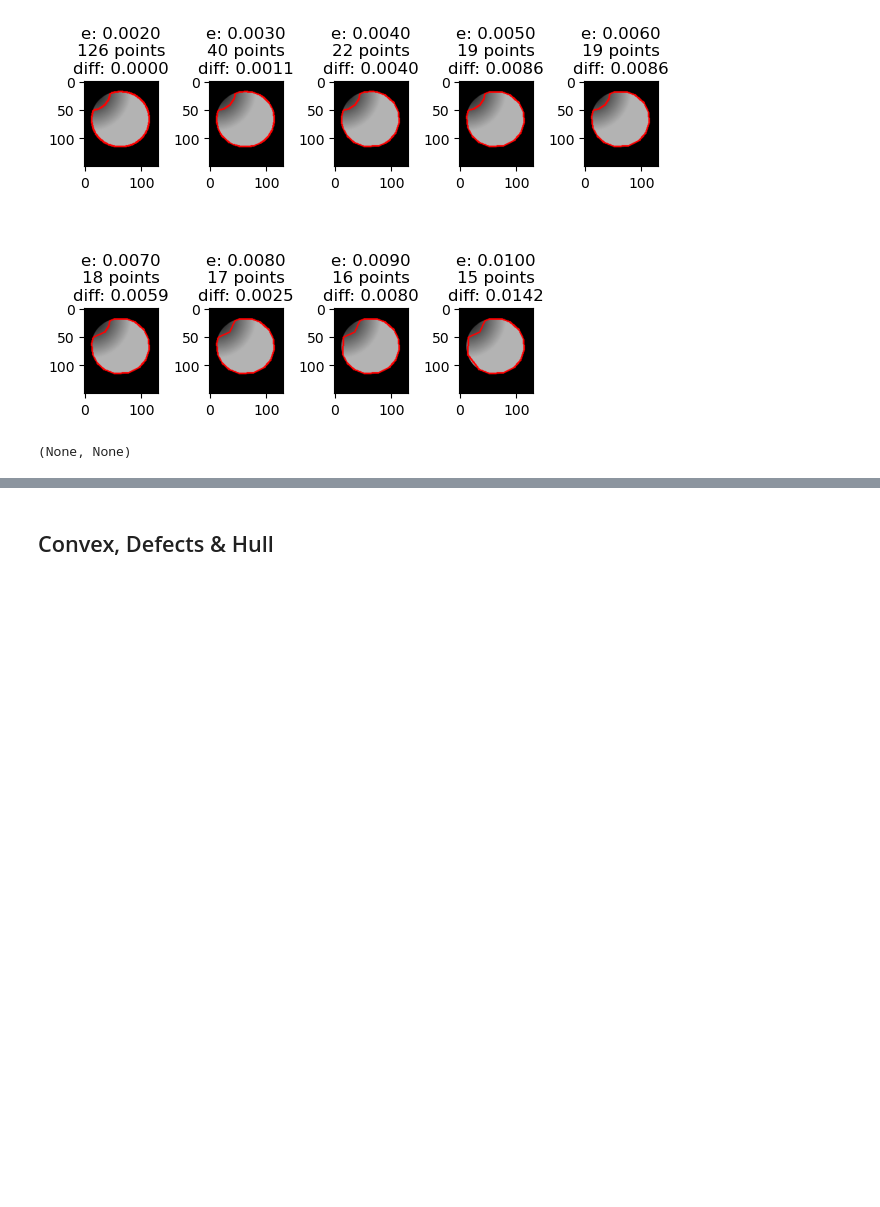
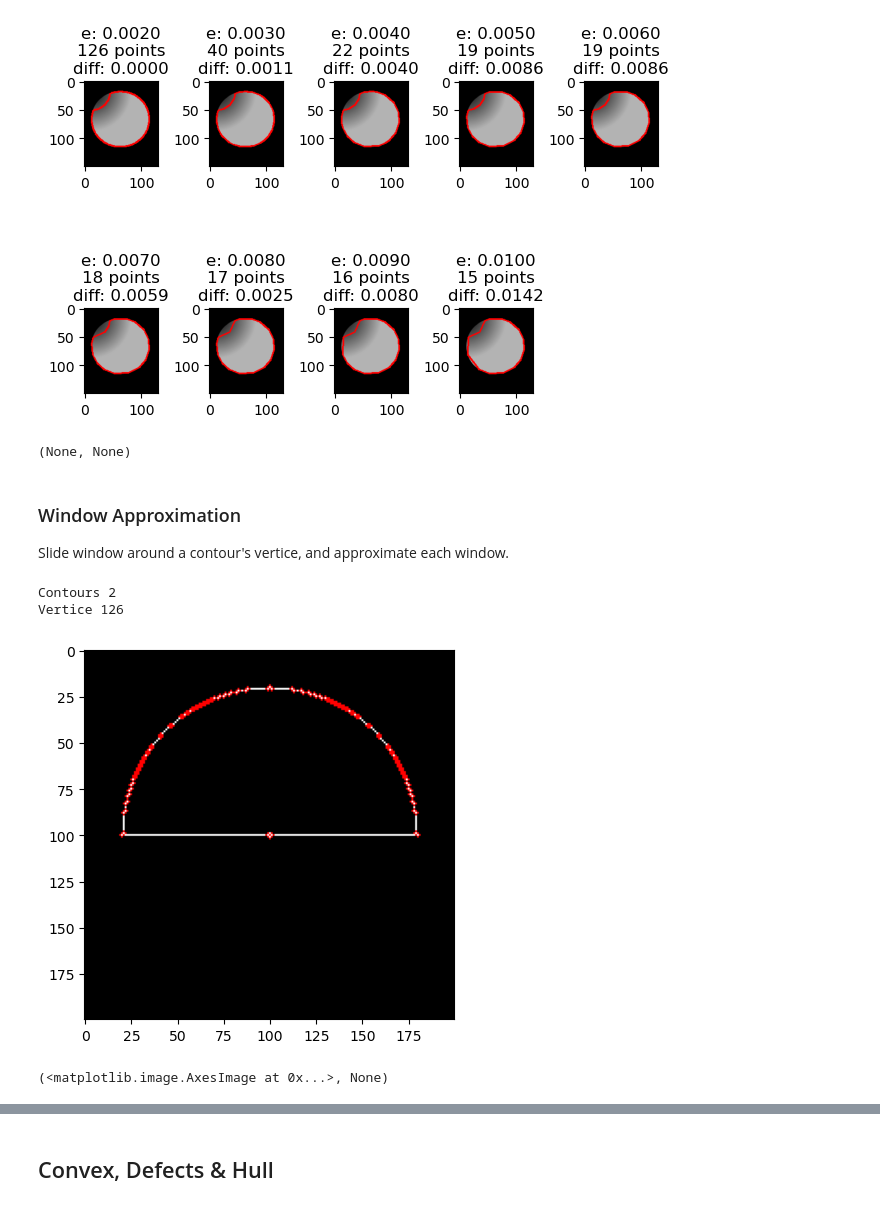
Before and after one commit to rapee9999/LearnCV, a Jupyter notebook: contours.ipynb, the cells around one changed output, grey strips where cells are left out. Saved outputs shown, nothing was run; the diff lists cells and outputs as text; code cells hidden in the pictures; blank space fills up the shorter version.

Commit message:
Sliding window approximation PoC

```diff
--- a/contours.ipynb
+++ b/contours.ipynb
@@ -168,3 +169,28 @@ plt.tight_layout(), plt.show()
 # %% [output]
 [figure]
 (None, None)
+# %% [markdown]
+### Window Approximation
+Slide window around a contour's vertice, and approximate each window.
+# %%
+dummyImg1 = np.zeros((200,200), np.uint8)
+dummyImg1 = cv2.circle(dummyImg1, (100,100), 80, 255, 1)
+dummyImg1[100:] = 0
+dummyImg1 = cv2.line(dummyImg1, (20,100), (180,100), 255, 1)
+dummyImg1 = cv2.circle(dummyImg1, (100,100), 1, 255 , 1)
+
+contours1, _ = cv2.findContours(dummyImg1, cv2.RETR_TREE, cv2.CHAIN_APPROX_SIMPLE)
+# contours1, _ = cv2.findContours(dummyImg1, cv2.RETR_TREE, cv2.CHAIN_APPROX_NONE)
+print("Contours", len(contours1))
+print("Vertice", len(contours1[0]))
+
+img = np.zeros(list(dummyImg1.shape) + [3], np.uint8)
+img = cv2.drawContours(img, contours1, -1, (255,255,255), 1)
+for pt in contours1[0]:
+    img = cv2.circle(img, pt[0], 1, (255,0,0), 1)
+plt.imshow(img), plt.show()
+# %% [output]
+Contours 2
+Vertice 126
+[figure, added]
+(<matplotlib.image.AxesImage at 0x...>, None)
```
Also changed, not shown: parts of 6 cells of this notebook.
